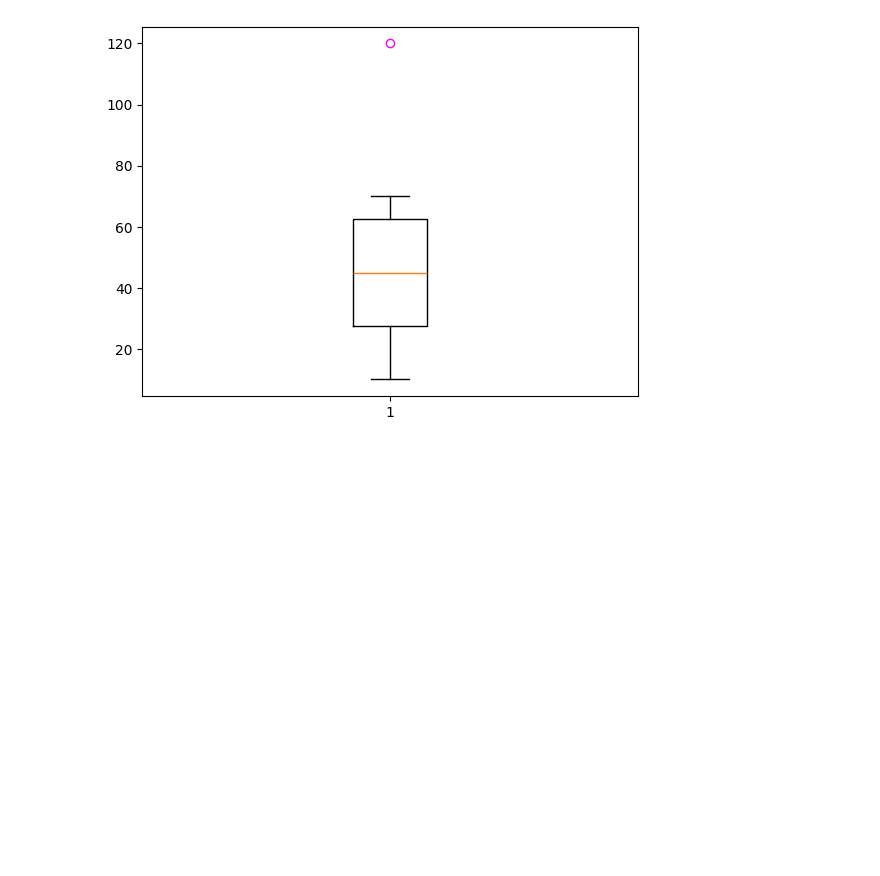
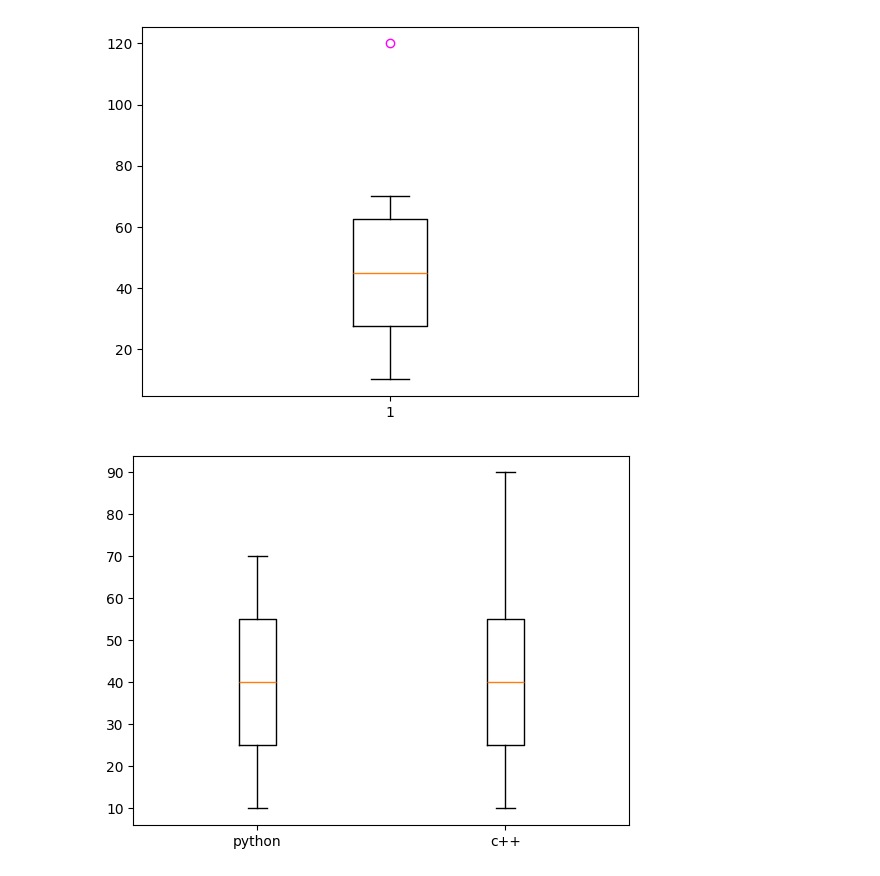
Before and after one commit to Musawer-Afzal/AI-Engineering, a Jupyter notebook: Matplotlib/Box_and_Whisker_plot.ipynb, the cells around one changed output. Drawn from its saved outputs; the diff is of its cells as text; code cells hidden in the pictures; blank space fills up the shorter version.

Commit message:
how to plot multiple Box Plots

```diff
--- a/Matplotlib/Box_and_Whisker_plot.ipynb
+++ b/Matplotlib/Box_and_Whisker_plot.ipynb
@@ -165,3 +165,15 @@ plt.boxplot(x, flierprops = dict(markeredgecolor = "magenta"))
 plt.show()
 # %% [output]
 [figure]
+# %%
+x = [10, 20, 30, 40, 50, 60, 70]
+x1 = [10, 20, 40, 50, 30, 60, 90]
+
+y = [x, x1]
+
+plt.boxplot(y, labels = ["python", "c++"])
+
+
+plt.show()
+# %% [output]
+[figure, added]
```
Also changed, not shown: parts of 1 cell of this notebook.
